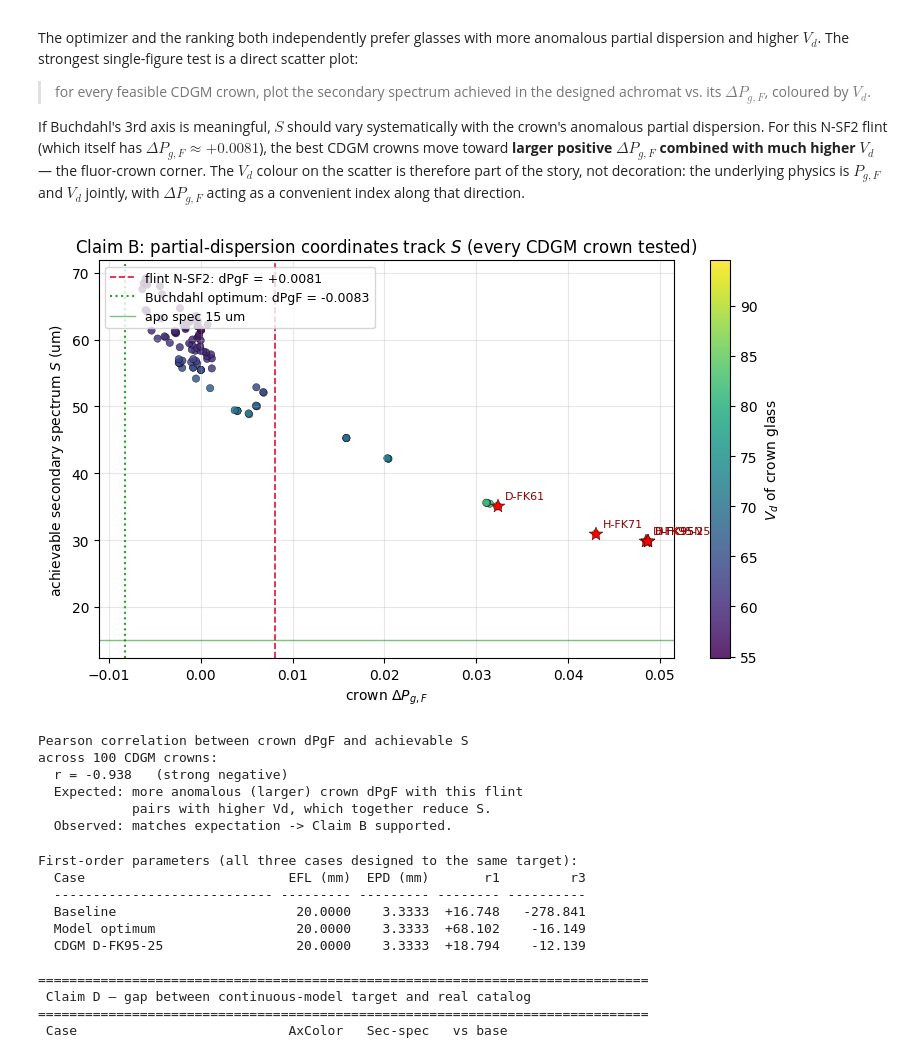
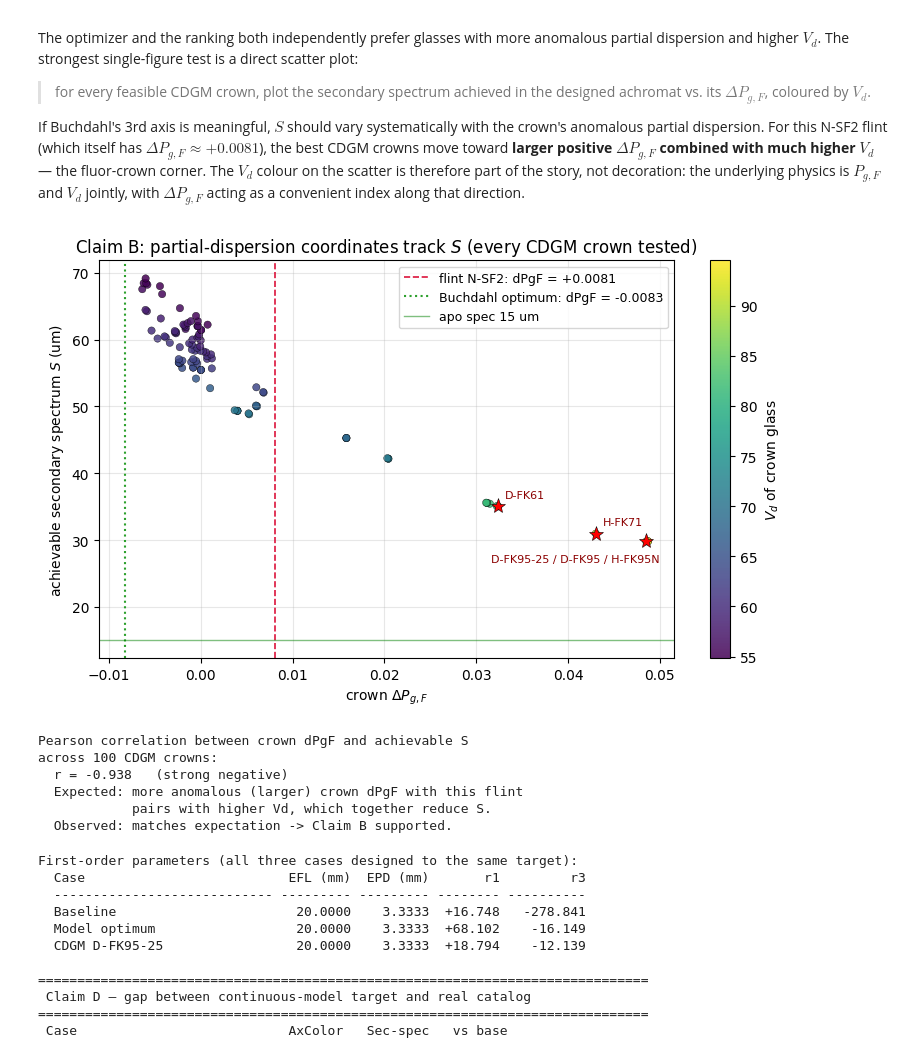
Before and after one commit to Leyangf/dispersion-lab, a Jupyter notebook: notebooks/02_glass_substitution_workflow.ipynb, the cells around one changed output. Drawn from its saved outputs; the diff is of its cells as text; code cells hidden in the pictures.

```diff
--- a/notebooks/02_glass_substitution_workflow.ipynb
+++ b/notebooks/02_glass_substitution_workflow.ipynb
@@ -1178,44 +1198,66 @@ ax.axvline(NSF2['dPgF'], color='crimson', ls='--', lw=1.2,
 ax.axvline(dPgF_opt, color='tab:green', ls=':', lw=1.5,
            label=f"Buchdahl optimum: dPgF = {dPgF_opt:+.4f}")
 
-# Highlight top-5 winners
-for i, g in enumerate(cdgm_scored[:5]):
-    ax.annotate(g['name'], (g['dPgF'], g['sec_spec_um']),
-                xytext=(5, 5), textcoords='offset points',
-                fontsize=8, color='darkred')
-    ax.plot(g['dPgF'], g['sec_spec_um'], 'r*', ms=10, mec='k', mew=0.3)
+# Highlight top-5 winners; merge labels that coincide (same melt, different codes)
+top5 = cdgm_scored[:5]
+groups = []  # list of (pos_key, [names], (x, y))
+for g in top5:
+    key = (round(g['dPgF'], 3), round(g['sec_spec_um'], 1))
+    matched = False
+    for grp in groups:
+        if grp['key'] == key:
+            grp['names'].append(g['name'])
+            matched = True
+            break
+    if not matched:
+        groups.append({'key': key, 'names': [g['name']],
+                       'x': g['dPgF'], 'y': g['sec_spec_um']})
+
+label_offsets = {
+    "D-FK95-25":  (10,  -15, 'right'),   # FK95 group
+    "H-FK71":     (5,  6, 'left'),   # H-FK71
+    "D-FK61":     (5, 6, 'left'),   # D-FK61
+}
+
+for grp in groups:
+    label = ' / '.join(grp['names'])
+    ax.plot(grp['x'], grp['y'], 'r*', ms=11, mec='k', mew=0.4, zorder=3)
+    dx, dy, halign = label_offsets.get(grp['names'][0], (5, -14, 'left'))
+    ax.annotate(label, (grp['x'], grp['y']),
+                xytext=(dx, dy), textcoords='offset points',
+                fontsize=8, color='darkred', ha=halign)
 
 ax.axhline(SECSPEC_SPEC_UM, color='green', lw=1, alpha=0.5,
            label=f'apo spec {SECSPEC_SPEC_UM:.0f} um')
 ax.set_xlabel(r'crown $\Delta P_{g,F}$')
 ax.set_ylabel(r'achievable secondary spectrum $S$ (um)')
 ax.set_title(r'Claim B: partial-dispersion coordinates track $S$ (every CDGM crown tested)')
 ax.grid(alpha=0.3)
-ax.legend(loc='upper left', fontsize=9)
+ax.legend(loc='upper right', fontsize=9)
 plt.tight_layout()
 plt.show()
 
 # Quantitative check: does dPgF predict S across the catalog?
 # For this N-SF2 test bench, larger positive crown dPgF correlates with
 # high Vd and small S. Expect strong NEGATIVE correlation(dPgF, S).
 corr = float(np.corrcoef(dP_arr, sec_arr)[0, 1])
 strength = ('strong' if abs(corr) > 0.7 else
             'moderate' if abs(corr) > 0.4 else 'weak')
 supports_B = corr < -0.4   # expected sign + meaningful magnitude
 
 print("Pearson correlation between crown dPgF and achievable S")
 print(f"across {len(cdgm_scored)} CDGM crowns:")
 print(f"  r = {corr:+.3f}   ({strength} "
       f"{'negative' if corr < 0 else 'positive'})")
 if supports_B:
     print("  Expected: more anomalous (larger) crown dPgF with this flint")
     print("            pairs with higher Vd, which together reduce S.")
     print("  Observed: matches expectation -> Claim B supported.")
 else:
     print("  Does NOT match the expected strong-negative pattern"
           " -> Claim B FAILS.")
 # %% [output]
-[figure, old version]
+[figure, new version]
 Pearson correlation between crown dPgF and achievable S
 across 100 CDGM crowns:
   r = -0.938   (strong negative)
```
Also changed, not shown: parts of 4 cells of this notebook.
